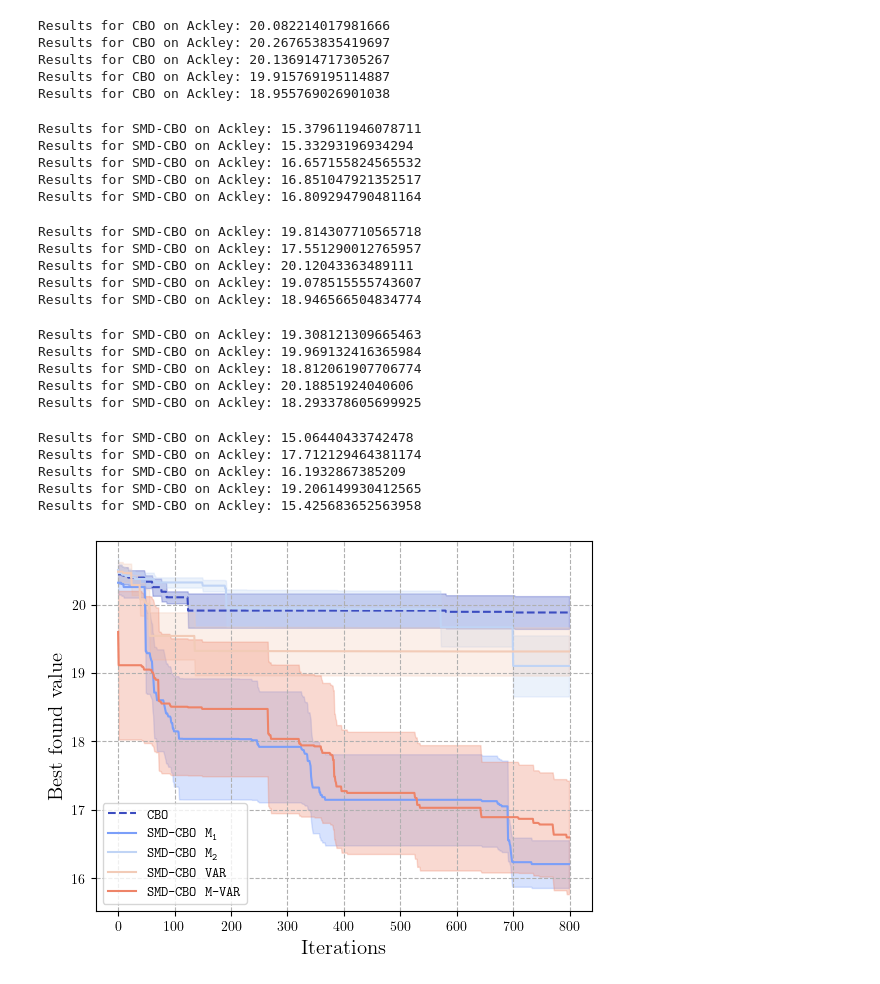
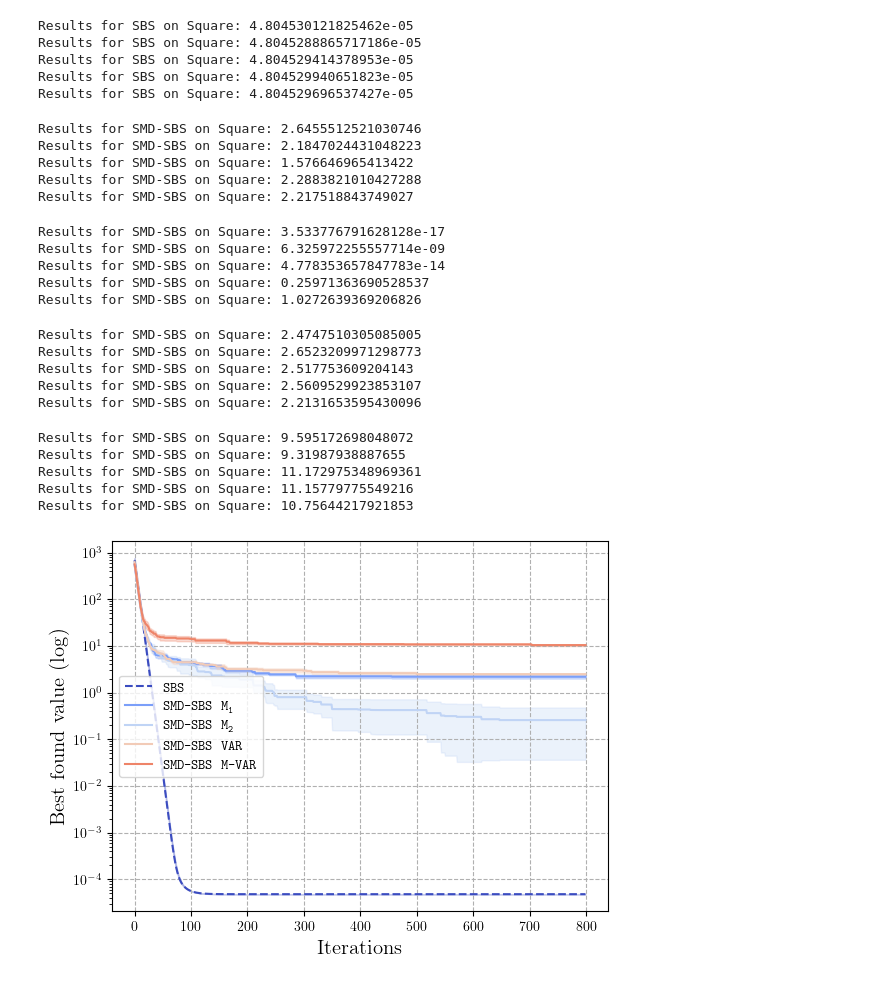
Before and after one commit to gaetanserre/GOB, a Jupyter notebook: exps/notebooks/SMD/impact_noise.ipynb, the cells around one changed output. Cells and saved outputs as stored; diff of their text form; code cells hidden in the pictures.

```diff
--- a/exps/notebooks/SMD/impact_noise.ipynb
+++ b/exps/notebooks/SMD/impact_noise.ipynb
@@ -59,17 +59,17 @@ def format_results(res):
       last_value = res[i][-1]
       res[i] = list(res[i]) + [last_value] * (iter - len(res[i]))
 # %%
-g = Ackley()
-dim = 4
+g = Square()
+dim = 20
 bounds = augment_dimensions(g.visual_bounds, dim)
-n_particles = 30
+n_particles = 2
 iter = 800
 verbose = False
 n_runs = 5
 independent_noise = True
-wrapper = MinWrapper
-alg = CBO
-cn_alg = lambda moment: SMD_CBO(bounds=bounds, n_particles=n_particles, iter=iter, moment=moment, verbose=verbose)
+wrapper = MinWrapperGrad
+alg = SBS
+cn_alg = lambda moment: SMD_SBS(bounds=bounds, n_particles=n_particles, iter=iter, moment=moment, verbose=verbose)
 # %%
 mins = []
 for i in range(n_runs):
@@ -83,11 +83,11 @@ for i in range(n_runs):
 format_results(mins)
 mins = np.array(mins)
 # %% [output]
-Results for CBO on Ackley: 20.082214017981666
-Results for CBO on Ackley: 20.267653835419697
-Results for CBO on Ackley: 20.136914717305267
-Results for CBO on Ackley: 19.915769195114887
-Results for CBO on Ackley: 18.955769026901038
+Results for SBS on Square: 4.804530121825462e-05
+Results for SBS on Square: 4.8045288865717186e-05
+Results for SBS on Square: 4.804529414378953e-05
+Results for SBS on Square: 4.804529940651823e-05
+Results for SBS on Square: 4.804529696537427e-05
 # %%
 mins_m1 = []
 for i in range(n_runs):
@@ -101,11 +101,11 @@ for i in range(n_runs):
 format_results(mins_m1)
 mins_m1 = np.array(mins_m1)
 # %% [output]
-Results for SMD-CBO on Ackley: 15.379611946078711
-Results for SMD-CBO on Ackley: 15.33293196934294
-Results for SMD-CBO on Ackley: 16.657155824565532
-Results for SMD-CBO on Ackley: 16.851047921352517
-Results for SMD-CBO on Ackley: 16.809294790481164
+Results for SMD-SBS on Square: 2.6455512521030746
+Results for SMD-SBS on Square: 2.1847024431048223
+Results for SMD-SBS on Square: 1.576646965413422
+Results for SMD-SBS on Square: 2.2883821010427288
+Results for SMD-SBS on Square: 2.217518843749027
 # %%
 mins_m2 = []
 for i in range(n_runs):
@@ -119,11 +119,11 @@ for i in range(n_runs):
 format_results(mins_m2)
 mins_m2 = np.array(mins_m2)
 # %% [output]
-Results for SMD-CBO on Ackley: 19.814307710565718
-Results for SMD-CBO on Ackley: 17.551290012765957
-Results for SMD-CBO on Ackley: 20.12043363489111
-Results for SMD-CBO on Ackley: 19.078515555743607
-Results for SMD-CBO on Ackley: 18.946566504834774
+Results for SMD-SBS on Square: 3.533776791628128e-17
+Results for SMD-SBS on Square: 6.325972255557714e-09
+Results for SMD-SBS on Square: 4.778353657847783e-14
+Results for SMD-SBS on Square: 0.25971363690528537
+Results for SMD-SBS on Square: 1.0272639369206826
 # %%
 mins_var = []
 for i in range(n_runs):
@@ -137,11 +137,11 @@ for i in range(n_runs):
 format_results(mins_var)
 mins_var = np.array(mins_var)
 # %% [output]
-Results for SMD-CBO on Ackley: 19.308121309665463
-Results for SMD-CBO on Ackley: 19.969132416365984
-Results for SMD-CBO on Ackley: 18.812061907706774
-Results for SMD-CBO on Ackley: 20.18851924040606
-Results for SMD-CBO on Ackley: 18.293378605699925
+Results for SMD-SBS on Square: 2.4747510305085005
+Results for SMD-SBS on Square: 2.6523209971298773
+Results for SMD-SBS on Square: 2.517753609204143
+Results for SMD-SBS on Square: 2.5609529923853107
+Results for SMD-SBS on Square: 2.2131653595430096
 # %%
 mins_mvar = []
 for i in range(n_runs):
@@ -155,11 +155,11 @@ for i in range(n_runs):
 format_results(mins_mvar)
 mins_mvar = np.array(mins_mvar)
 # %% [output]
-Results for SMD-CBO on Ackley: 15.06440433742478
-Results for SMD-CBO on Ackley: 17.712129464381174
-Results for SMD-CBO on Ackley: 16.1932867385209
-Results for SMD-CBO on Ackley: 19.206149930412565
-Results for SMD-CBO on Ackley: 15.425683652563958
+Results for SMD-SBS on Square: 9.595172698048072
+Results for SMD-SBS on Square: 9.31987938887655
+Results for SMD-SBS on Square: 11.172975348969361
+Results for SMD-SBS on Square: 11.15779775549216
+Results for SMD-SBS on Square: 10.75644217921853
 # %%
 alg_name = str(alg([]))
 cn_alg_name = str(cn_alg("M1"))
@@ -174,39 +174,41 @@ c2 = cmap(0.4)
 c3 = cmap(0.6)
 c4 = cmap(0.8)
 
-coeff = 2
+coeff = 1.8
 
 mean = mins.mean(axis=0)
 std = mins.std(axis=0)
 plt.plot(mean, label=latex_label(alg_name), linestyle="--", color=c0)
 plt.fill_between(range(iter), mean - (std / coeff), mean + (std / coeff), alpha=0.3, color=c0)
 
 mean = mins_m1.mean(axis=0)
 std = mins_m1.std(axis=0)
 plt.plot(mean, label=latex_label(f"{cn_alg_name} M" + r"\textsubscript{1}"), linestyle="-", c=c1)
 plt.fill_between(range(len(mean)), mean - (std / coeff), mean + (std / coeff), alpha=0.3, color=c1)
 
 mean = mins_m2.mean(axis=0)
 std = mins_m2.std(axis=0)
 plt.plot(mean, label=latex_label(f"{cn_alg_name} M" + r"\textsubscript{2}"), linestyle="-", c=c2)
 plt.fill_between(range(iter), mean - (std / coeff), mean + (std / coeff), alpha=0.3, color=c2)
 
 mean = mins_var.mean(axis=0)
 std = mins_var.std(axis=0)
 plt.plot(mean, label=latex_label(f"{cn_alg_name} VAR"), linestyle="-", c=c3)
 plt.fill_between(range(iter), mean - (std / coeff), mean + (std / coeff), alpha=0.3, color=c3)
 
 mean = mins_mvar.mean(axis=0)
 std = mins_mvar.std(axis=0)
 plt.plot(mean, label=latex_label(f"{cn_alg_name} M-VAR"), linestyle="-", c=c4)
 plt.fill_between(range(iter), mean - (std / coeff), mean + (std / coeff), alpha=0.3, color=c4)
 
 plt.xlabel(r"$\textrm{Iterations}$", fontsize=15)
-plt.ylabel(r"$\textrm{Best found value}$", fontsize=15)
+plt.ylabel(r"$\textrm{Best found value } (\log)$", fontsize=15)
 plt.grid(linestyle="--")
 plt.legend()
 
+plt.yscale("log")
+
 in_status = "IN" if independent_noise else "no_IN"
 plt.savefig(f"impact_noise_{alg_name.lower()}_{in_status}_{g}.pdf", bbox_inches="tight")
 # %% [output]
-[figure, old version]
+[figure, new version]
```
Also changed, not shown: 3 other files.
